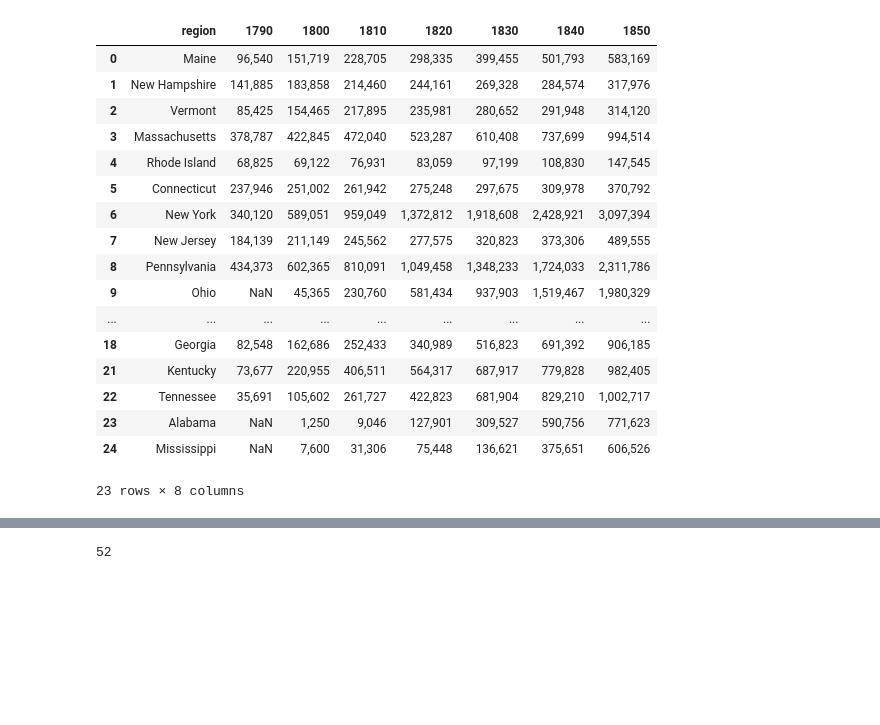
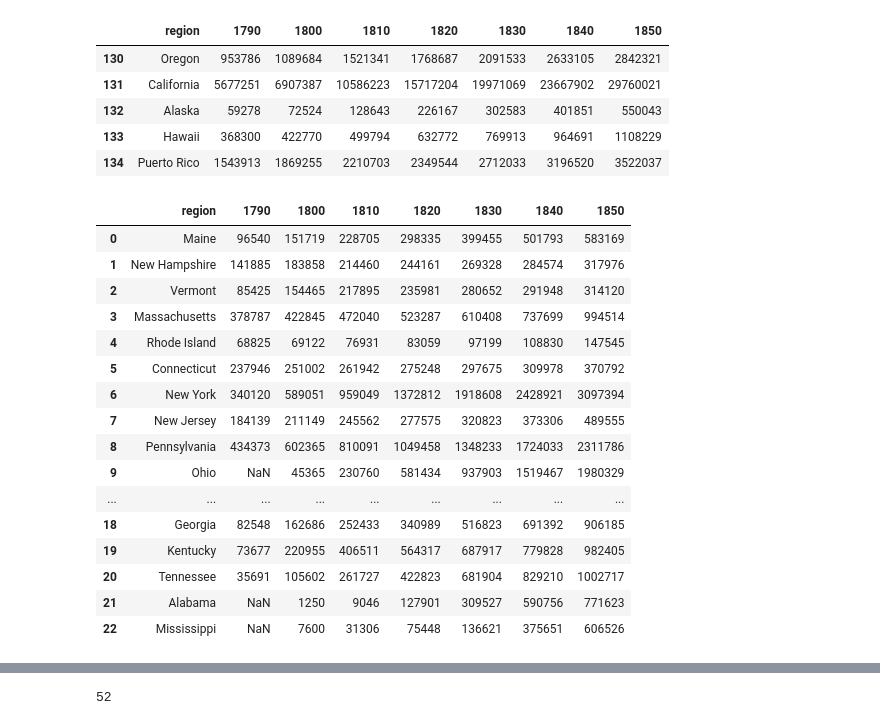
Before and after one commit to szeitlin/PopViz, a Jupyter notebook: early.ipynb, the cells around one changed output, grey strips where cells are left out. Drawn from its saved outputs; the diff is of its cells as text; code cells hidden in the pictures; blank space fills up the shorter version.

```diff
--- a/early.ipynb
+++ b/early.ipynb
@@ -37,24 +36,34 @@ tall
 133 rows × 8 columns
+# %%
+tall.tail()
+# %% [output]
+|  | region | 1790 | 1800 | 1810 | 1820 | 1830 | 1840 | 1850 |
+| 130 | Oregon | 953786 | 1089684 | 1521341 | 1768687 | 2091533 | 2633105 | 2842321 |
+| 131 | California | 5677251 | 6907387 | 10586223 | 15717204 | 19971069 | 23667902 | 29760021 |
+| 132 | Alaska | 59278 | 72524 | 128643 | 226167 | 302583 | 401851 | 550043 |
+| 133 | Hawaii | 368300 | 422770 | 499794 | 632772 | 769913 | 964691 | 1108229 |
+| 134 | Puerto Rico | 1543913 | 1869255 | 2210703 | 2349544 | 2712033 | 3196520 | 3522037 |
 # %%
 early = tall[0:23]
-# %%
-early
-# %% [output]
-|  | region | 1790 | 1800 | 1810 | 1820 | 1830 | 1840 | 1850 |
-| 0 | Maine | 96,540 | 151,719 | 228,705 | 298,335 | 399,455 | 501,793 | 583,169 |
-| 1 | New Hampshire | 141,885 | 183,858 | 214,460 | 244,161 | 269,328 | 284,574 | 317,976 |
-| 2 | Vermont | 85,425 | 154,465 | 217,895 | 235,981 | 280,652 | 291,948 | 314,120 |
-| 3 | Massachusetts | 378,787 | 422,845 | 472,040 | 523,287 | 610,408 | 737,699 | 994,514 |
-| 4 | Rhode Island | 68,825 | 69,122 | 76,931 | 83,059 | 97,199 | 108,830 | 147,545 |
-| 5 | Connecticut | 237,946 | 251,002 | 261,942 | 275,248 | 297,675 | 309,978 | 370,792 |
-| 6 | New York | 340,120 | 589,051 | 959,049 | 1,372,812 | 1,918,608 | 2,428,921 | 3,097,394 |
-| 7 | New Jersey | 184,139 | 211,149 | 245,562 | 277,575 | 320,823 | 373,306 | 489,555 |
-| 8 | Pennsylvania | 434,373 | 602,365 | 810,091 | 1,049,458 | 1,348,233 | 1,724,033 | 2,311,786 |
-| 9 | Ohio | NaN | 45,365 | 230,760 | 581,434 | 937,903 | 1,519,467 | 1,980,329 |
-| ... | ... | ... | ... | ... | ... | ... | ... | ... |
-| 18 | Georgia | 82,548 | 162,686 | 252,433 | 340,989 | 516,823 | 691,392 | 906,185 |
-| 21 | Kentucky | 73,677 | 220,955 | 406,511 | 564,317 | 687,917 | 779,828 | 982,405 |
-| 22 | Tennessee | 35,691 | 105,602 | 261,727 | 422,823 | 681,904 | 829,210 | 1,002,717 |
-| 23 | Alabama | NaN | 1,250 | 9,046 | 127,901 | 309,527 | 590,756 | 771,623 |
-| 24 | Mississippi | NaN | 7,600 | 31,306 | 75,448 | 136,621 | 375,651 | 606,526 |
-23 rows × 8 columns
+# %%
+early2 = early.reset_index(drop=True) #missing rows 19 and 20
+early2.index = range(len(early2['region']))
+early2
+# %% [output]
+|  | region | 1790 | 1800 | 1810 | 1820 | 1830 | 1840 | 1850 |
+| 0 | Maine | 96540 | 151719 | 228705 | 298335 | 399455 | 501793 | 583169 |
+| 1 | New Hampshire | 141885 | 183858 | 214460 | 244161 | 269328 | 284574 | 317976 |
+| 2 | Vermont | 85425 | 154465 | 217895 | 235981 | 280652 | 291948 | 314120 |
+| 3 | Massachusetts | 378787 | 422845 | 472040 | 523287 | 610408 | 737699 | 994514 |
+| 4 | Rhode Island | 68825 | 69122 | 76931 | 83059 | 97199 | 108830 | 147545 |
+| 5 | Connecticut | 237946 | 251002 | 261942 | 275248 | 297675 | 309978 | 370792 |
+| 6 | New York | 340120 | 589051 | 959049 | 1372812 | 1918608 | 2428921 | 3097394 |
+| 7 | New Jersey | 184139 | 211149 | 245562 | 277575 | 320823 | 373306 | 489555 |
+| 8 | Pennsylvania | 434373 | 602365 | 810091 | 1049458 | 1348233 | 1724033 | 2311786 |
+| 9 | Ohio | NaN | 45365 | 230760 | 581434 | 937903 | 1519467 | 1980329 |
+| ... | ... | ... | ... | ... | ... | ... | ... | ... |
+| 18 | Georgia | 82548 | 162686 | 252433 | 340989 | 516823 | 691392 | 906185 |
+| 19 | Kentucky | 73677 | 220955 | 406511 | 564317 | 687917 | 779828 | 982405 |
+| 20 | Tennessee | 35691 | 105602 | 261727 | 422823 | 681904 | 829210 | 1002717 |
+| 21 | Alabama | NaN | 1250 | 9046 | 127901 | 309527 | 590756 | 771623 |
+| 22 | Mississippi | NaN | 7600 | 31306 | 75448 | 136621 | 375651 | 606526 |
```
Also changed, not shown: parts of 33 cells of this notebook, 4 other files.
